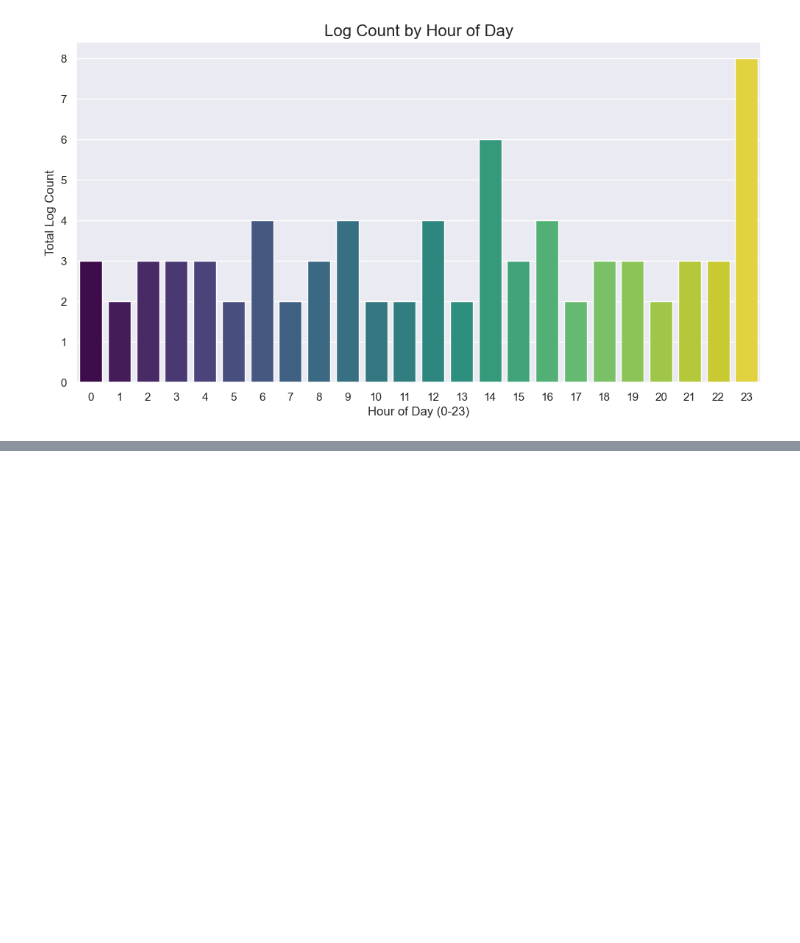
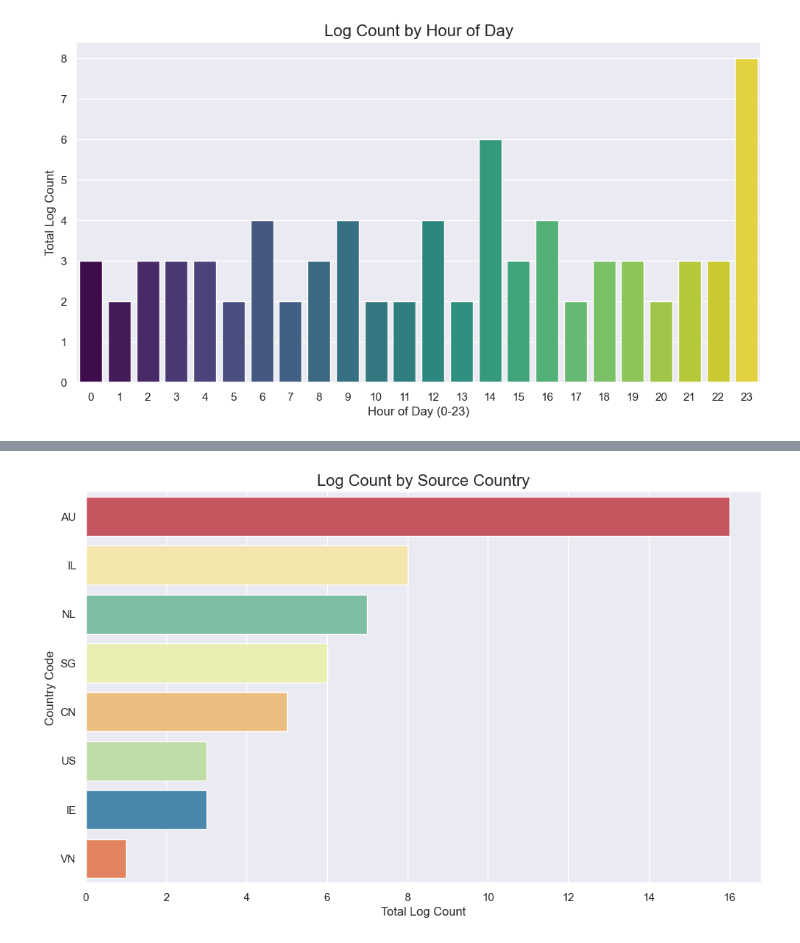
Before and after one commit to bobgaynor/cta, a Jupyter notebook: notebooks/01-EDA.ipynb, the cells around one changed output, grey strips where cells are left out. Cells and saved outputs as stored; diff of their text form; code cells hidden in the pictures; blank space fills up the shorter version.

```diff
--- a/notebooks/01-EDA.ipynb
+++ b/notebooks/01-EDA.ipynb
@@ -574,0 +615,28 @@ plt.show()
+# %%
+# Create a figure and set its size
+plt.figure(figsize=(12, 7))
+
+# Create the countplot for 'country'
+# We want to plot only the IPs that *had* a country
+# so we .dropna() first.
+chart = sns.countplot(
+    data=df.dropna(subset=['country']),
+    y='country',      # Use 'y' for a horizontal bar chart
+    hue='country',    # Explicitly map 'country' to hue (color)
+    order=df['country'].value_counts().index,
+    palette='Spectral',
+    legend=False      # Turn off the legend
+)
+
+# Add clear titles and labels
+chart.set_title('Log Count by Source Country', fontsize=16)
+chart.set_xlabel('Total Log Count', fontsize=12)
+chart.set_ylabel('Country Code', fontsize=12)
+
+# Save the figure
+plt.savefig('04-log_count_by_country.png')
+
+# Display the chart
+plt.show()
+# %% [output]
+[figure, added]
```
Also changed, not shown: parts of 3 cells of this notebook.
